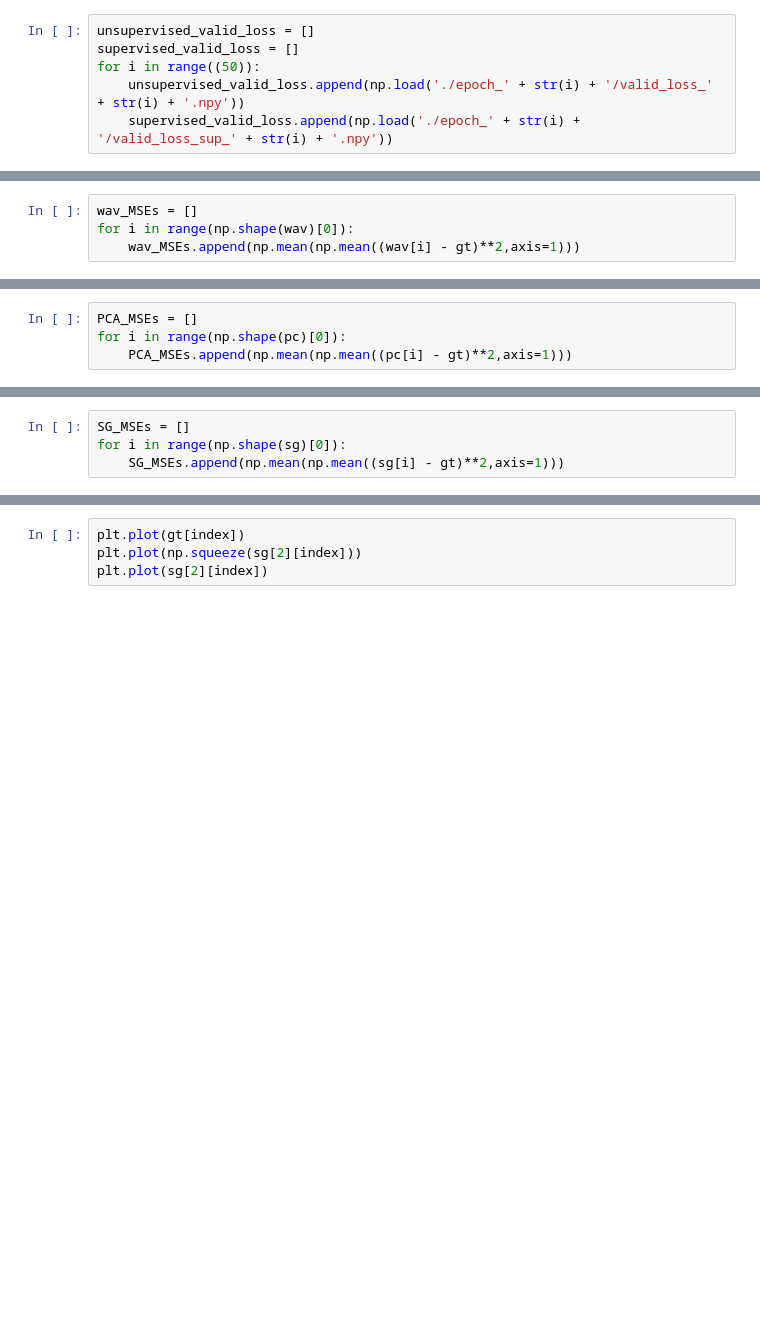
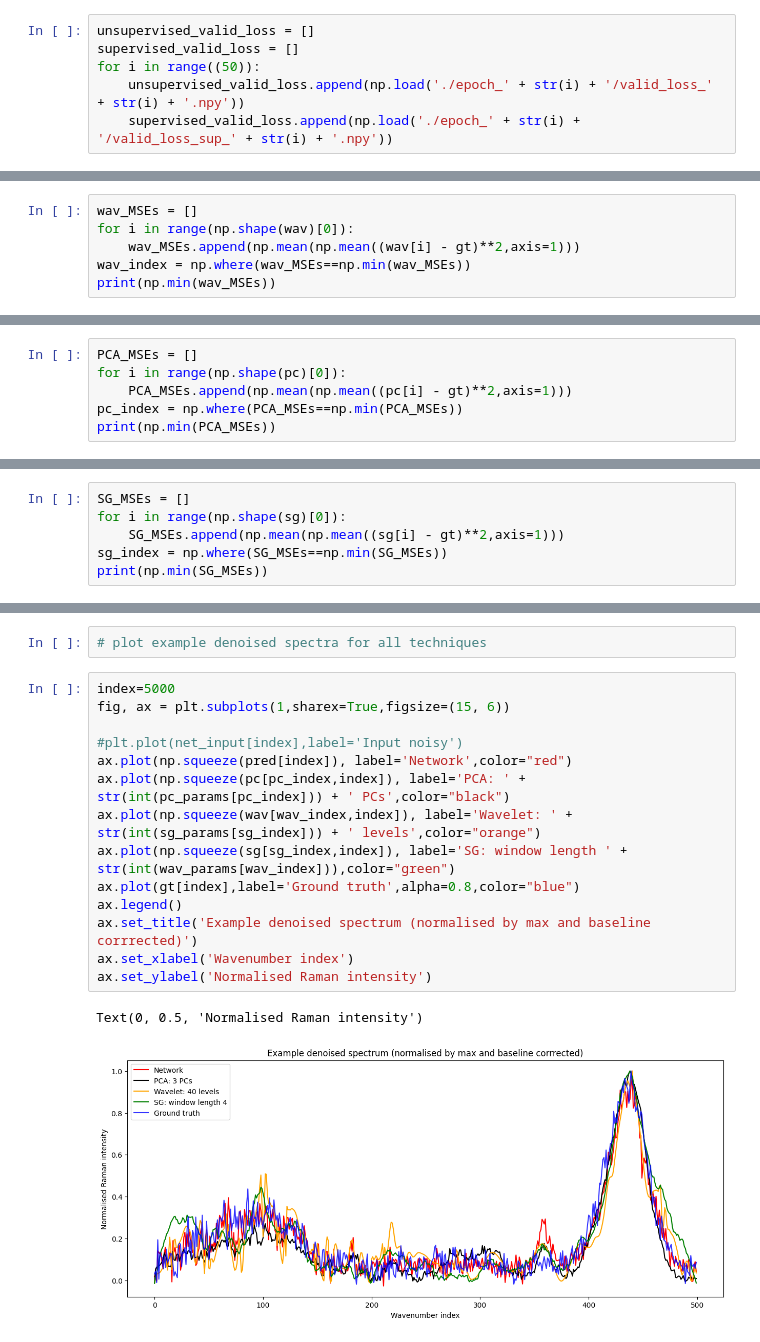
Before and after one commit to ciaranbench/spectral-denoising-cycleGAN, a Jupyter notebook: Evaluate_Denoising_Techniques.ipynb, the cells around one changed output, grey strips where cells are left out. Drawn from its saved outputs; the diff is of its cells as text; blank space fills up the shorter version.

```diff
--- a/Evaluate_Denoising_Techniques.ipynb
+++ b/Evaluate_Denoising_Techniques.ipynb
@@ -34,3 +60,5 @@ net_pred_MSE =np.mean(np.mean((pred - gt)**2,axis=1))
 wav_MSEs = []
 for i in range(np.shape(wav)[0]):
     wav_MSEs.append(np.mean(np.mean((wav[i] - gt)**2,axis=1)))
+wav_index = np.where(wav_MSEs==np.min(wav_MSEs))
+print(np.min(wav_MSEs))
@@ -47,4 +70,6 @@ plt.plot(wav[2][index])
 PCA_MSEs = []
 for i in range(np.shape(pc)[0]):
     PCA_MSEs.append(np.mean(np.mean((pc[i] - gt)**2,axis=1)))
+pc_index = np.where(PCA_MSEs==np.min(PCA_MSEs))
+print(np.min(PCA_MSEs))
 # %% [output]
@@ -60,4 +80,6 @@ plt.plot(pc[2][index])
 SG_MSEs = []
 for i in range(np.shape(sg)[0]):
     SG_MSEs.append(np.mean(np.mean((sg[i] - gt)**2,axis=1)))
+sg_index = np.where(SG_MSEs==np.min(SG_MSEs))
+print(np.min(SG_MSEs))
 # %% [output]
@@ -71,4 +108,19 @@ ValueError: x and y can be no greater than 2D, but have shapes (15,) and (15, 12
-# %%
-plt.plot(gt[index])
-plt.plot(np.squeeze(sg[2][index]))
-plt.plot(sg[2][index])
+# %%
+# plot example denoised spectra for all techniques
+# %%
+index=5000
+fig, ax = plt.subplots(1,sharex=True,figsize=(15, 6))
+
+#plt.plot(net_input[index],label='Input noisy')
+ax.plot(np.squeeze(pred[index]), label='Network',color="red")
+ax.plot(np.squeeze(pc[pc_index,index]), label='PCA: ' + str(int(pc_params[pc_index])) + ' PCs',color="black")
+ax.plot(np.squeeze(wav[wav_index,index]), label='Wavelet: ' + str(int(sg_params[sg_index])) + ' levels',color="orange")
+ax.plot(np.squeeze(sg[sg_index,index]), label='SG: window length ' + str(int(wav_params[wav_index])),color="green")
+ax.plot(gt[index],label='Ground truth',alpha=0.8,color="blue")
+ax.legend()
+ax.set_title('Example denoised spectrum (normalised by max and baseline corrrected)')
+ax.set_xlabel('Wavenumber index')
+ax.set_ylabel('Normalised Raman intensity')
+# %% [output]
+Text(0, 0.5, 'Normalised Raman intensity')
+[figure, added]
```
Also changed, not shown: parts of 21 cells of this notebook.
